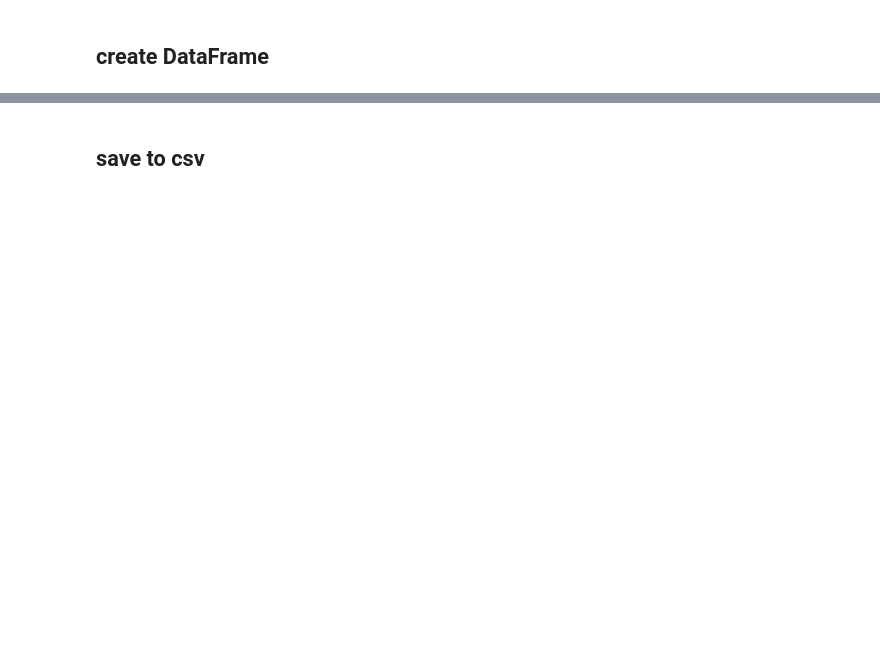
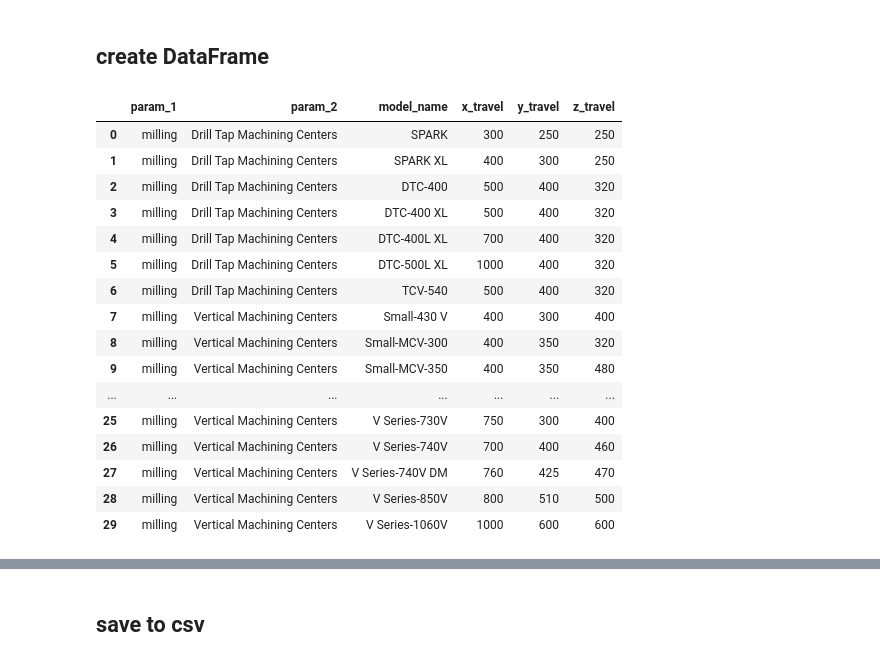
Before and after one commit to ILLIYASK/web-scraping, a Jupyter notebook: web_scraping.ipynb, the cells around one changed output, grey strips where cells are left out. Cells and saved outputs as stored; diff of their text form; code cells hidden in the pictures; blank space fills up the shorter version.

```diff
--- a/web_scraping.ipynb
+++ b/web_scraping.ipynb
@@ -132,7 +132,7 @@ def travel(url,header):
 
     if '5-axes' not in url:
 
-        if ('gemini-460-xl'  not in url) or ('gemini-460-xl'  not in url) :
+        if ('gemini-460-xl'  not in url) :
             category_page= requests.get(url=url,headers=headers)
             category_page_html = category_page.text
             soup2 = BeautifulSoup(category_page_html, 'html.parser')
@@ -232,4 +271,22 @@ for base_key,base_url in zip(base_products.keys(),base_products.values()):
 ## create DataFrame
 # %%
 df = pd.DataFrame(final)
-df.head()
+df.head(30)
+# %% [output]
+|  | param_1 | param_2 | model_name | x_travel | y_travel | z_travel |
+| 0 | milling | Drill Tap Machining Centers | SPARK | 300 | 250 | 250 |
+| 1 | milling | Drill Tap Machining Centers | SPARK XL | 400 | 300 | 250 |
+| 2 | milling | Drill Tap Machining Centers | DTC-400 | 500 | 400 | 320 |
+| 3 | milling | Drill Tap Machining Centers | DTC-400 XL | 500 | 400 | 320 |
+| 4 | milling | Drill Tap Machining Centers | DTC-400L XL | 700 | 400 | 320 |
+| 5 | milling | Drill Tap Machining Centers | DTC-500L XL | 1000 | 400 | 320 |
+| 6 | milling | Drill Tap Machining Centers | TCV-540 | 500 | 400 | 320 |
+| 7 | milling | Vertical Machining Centers | Small-430 V | 400 | 300 | 400 |
+| 8 | milling | Vertical Machining Centers | Small-MCV-300 | 400 | 350 | 320 |
+| 9 | milling | Vertical Machining Centers | Small-MCV-350 | 400 | 350 | 480 |
+| ... | ... | ... | ... | ... | ... | ... |
+| 25 | milling | Vertical Machining Centers | V Series-730V | 750 | 300 | 400 |
+| 26 | milling | Vertical Machining Centers | V Series-740V | 700 | 400 | 460 |
+| 27 | milling | Vertical Machining Centers | V Series-740V DM | 760 | 425 | 470 |
+| 28 | milling | Vertical Machining Centers | V Series-850V | 800 | 510 | 500 |
+| 29 | milling | Vertical Machining Centers | V Series-1060V | 1000 | 600 | 600 |
```
Also changed, not shown: parts of 6 cells of this notebook, 2 other files.
